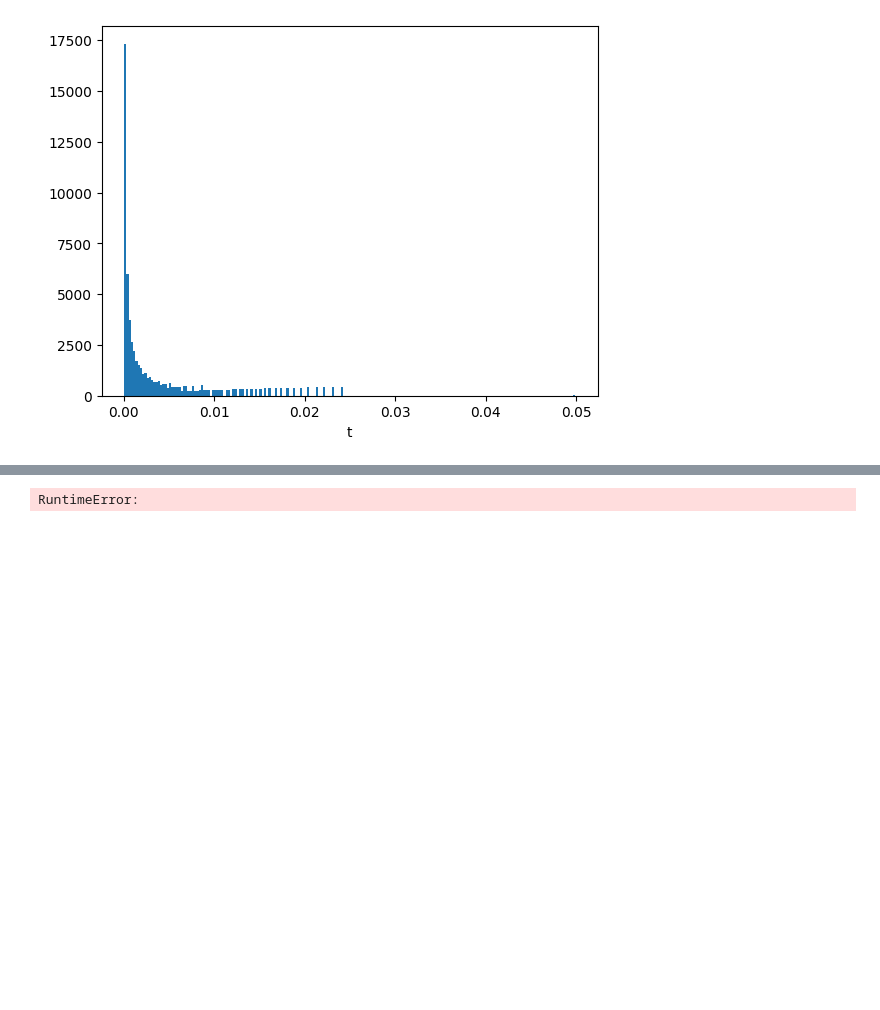
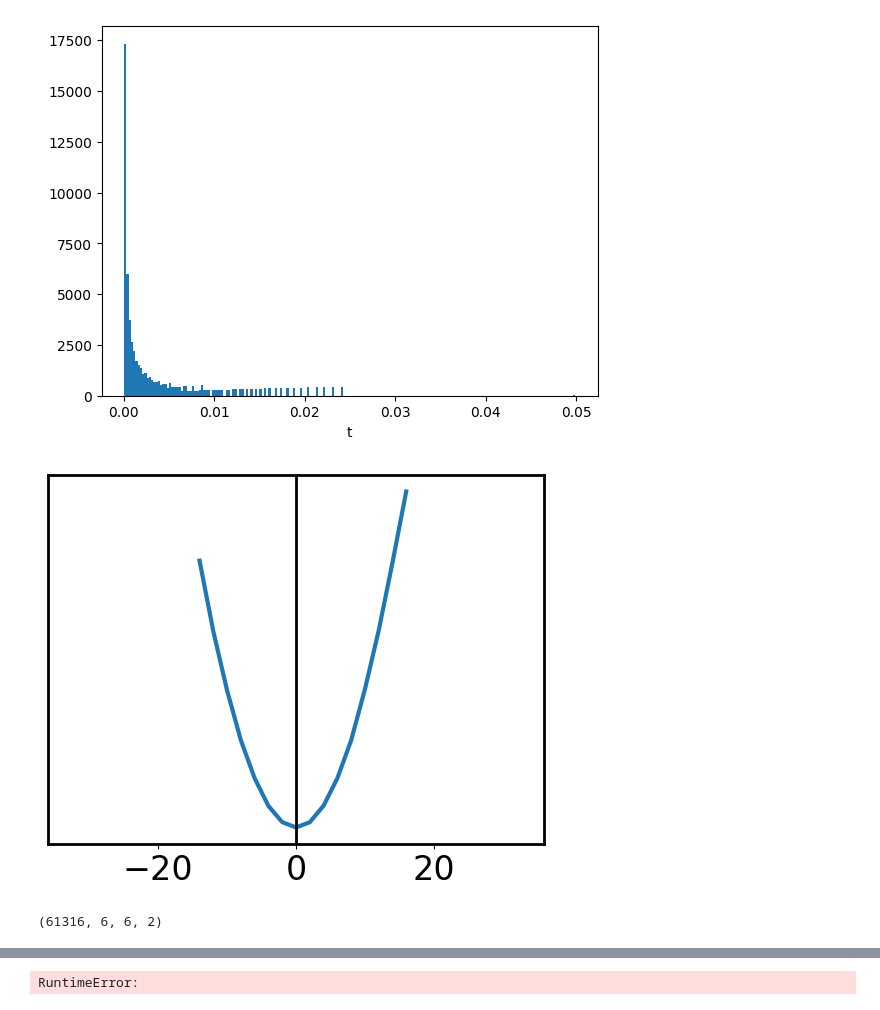
Before and after one commit to tuoping/alchemicalFES, a Jupyter notebook: testTempDiffusion.ipynb, the cells around one changed output, grey strips where cells are left out. Drawn from its saved outputs; the diff is of its cells as text; code cells hidden in the pictures; blank space fills up the shorter version.

```diff
--- a/testTempDiffusion.ipynb
+++ b/testTempDiffusion.ipynb
@@ -126,3 +144,42 @@ plt.xlabel(r"t")
 # %% [output]
 Text(0.5, 0, 't')
 [figure]
+# %%
+'''
+st[np.where(st == 0)] = -1
+magn_s = st.reshape(-1,np.prod(seq_dim)).sum(-1)
+magn_x = ((xt.reshape(-1,np.prod(seq_dim),2))*np.array([-1,1])[np.newaxis, np.newaxis, :]).sum(-1)
+magn_x = magn_x.sum(-1)
+'''
+def plot_magn(magn_xx0):
+    magn_bins = np.arange(-np.prod(seq_dim), np.prod(seq_dim)+1, 2)
+    bins = np.linspace(magn_bins[0]-1, magn_bins[-1]+1, np.prod(seq_dim)+1+1)
+    hist, bin_edges = np.histogram(magn_xx0, bins=bins)
+    bin_centers = np.array([(bin_edges[i]+bin_edges[i+1])/2. for i in range(len(bin_edges)-1)])
+    P = hist/np.sum(hist)
+    idxF = np.where(hist>0)
+    F=-np.log(P[idxF])
+    plt.plot(magn_bins[idxF], F, linewidth=3)
+    plt.axvline(0, linewidth=2, c="k")
+    plt.tick_params(axis='x', which='major', labelsize=24)
+
+    ax = plt.gca()
+    # 去掉上边框
+    ax.spines['top'].set_linewidth(2)
+    ax.spines['left'].set_linewidth(2)
+    ax.spines['right'].set_linewidth(2)
+    ax.spines['bottom'].set_linewidth(2)
+    ax.tick_params(left=False, labelleft=False)
+    plt.xlim((-np.prod(seq_dim), np.prod(seq_dim)))
+xx0 = np.load("xx0.npy")
+print(xx0.shape)
+magn_xx0 = ((xx0*np.array([-1,1])[np.newaxis, np.newaxis, :]).sum(-1)).sum(-1)
+plot_magn(magn_xx0)
+# %% [output]
+[figure, added]
+# %%
+u0 = np.load("u0.npy")
+dt=0.5263
+print(u0.shape)
+# %% [output]
+(61316, 6, 6, 2)
```
Also changed, not shown: parts of 13 cells of this notebook, 10 other files.
